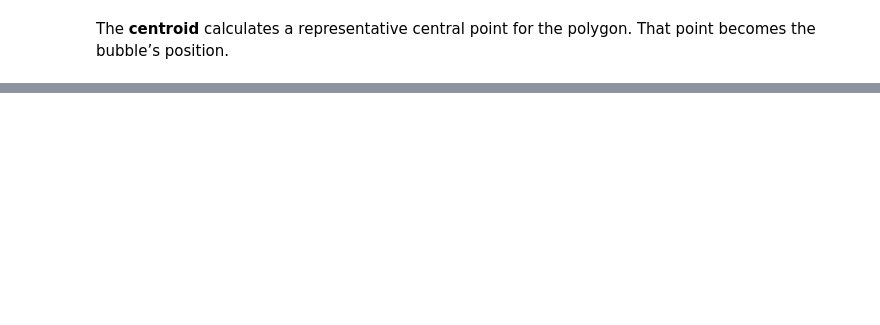
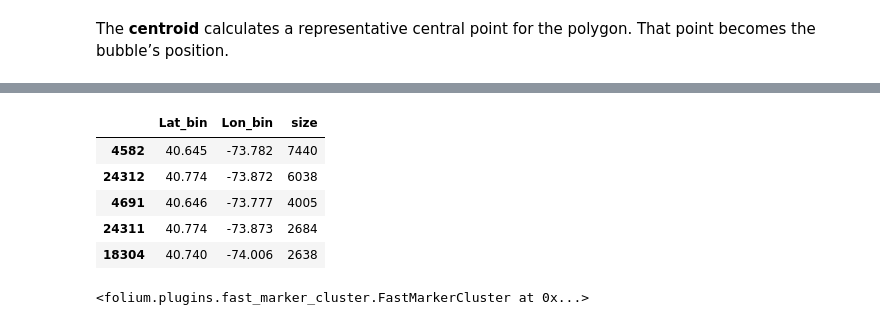
Before and after one commit to Namrota/Spatial-Data-Analysis, a Jupyter notebook: spatial_analysis_uber.ipynb, the cells around one changed output, grey strips where cells are left out. Drawn from its saved outputs; the diff is of its cells as text; code cells hidden in the pictures; blank space fills up the shorter version.

Commit message:
Using Data Binning for FastMarkerCluster

```diff
--- a/spatial_analysis_uber.ipynb
+++ b/spatial_analysis_uber.ipynb
@@ -386,0 +400,14 @@ base_map
+# %%
+uber_geo['Lat_bin']= uber_geo['Lat'].round(3)
+uber_geo['Lon_bin']= uber_geo['Lon'].round(3)
+# %%
+# groupping by the lat and lon binning:
+df_binning= uber_geo.groupby(['Lat_bin', 'Lon_bin'], as_index= False).size().sort_values(by= "size", ascending= False)
+df_binning.head()
+# %% [output]
+|  | Lat_bin | Lon_bin | size |
+| 4582 | 40.645 | -73.782 | 7440 |
+| 24312 | 40.774 | -73.872 | 6038 |
+| 4691 | 40.646 | -73.777 | 4005 |
+| 24311 | 40.774 | -73.873 | 2684 |
+| 18304 | 40.740 | -74.006 | 2638 |
@@ -386,0 +421,5 @@ base_map
+# %%
+# Marker Cluster
+FastMarkerCluster(df_binning[['Lat_bin', 'Lon_bin', 'size']]).add_to(basemap_cluster)
+# %% [output]
+<folium.plugins.fast_marker_cluster.FastMarkerCluster at 0x...>
```
Also changed, not shown: parts of 6 cells of this notebook.
